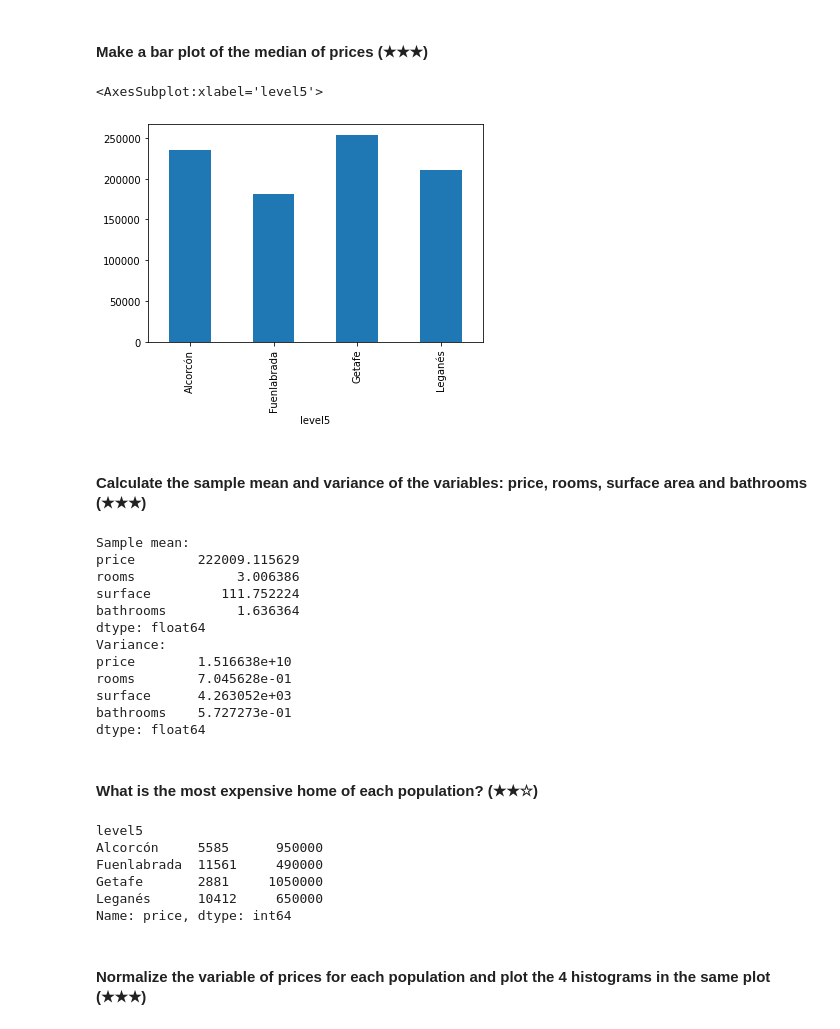
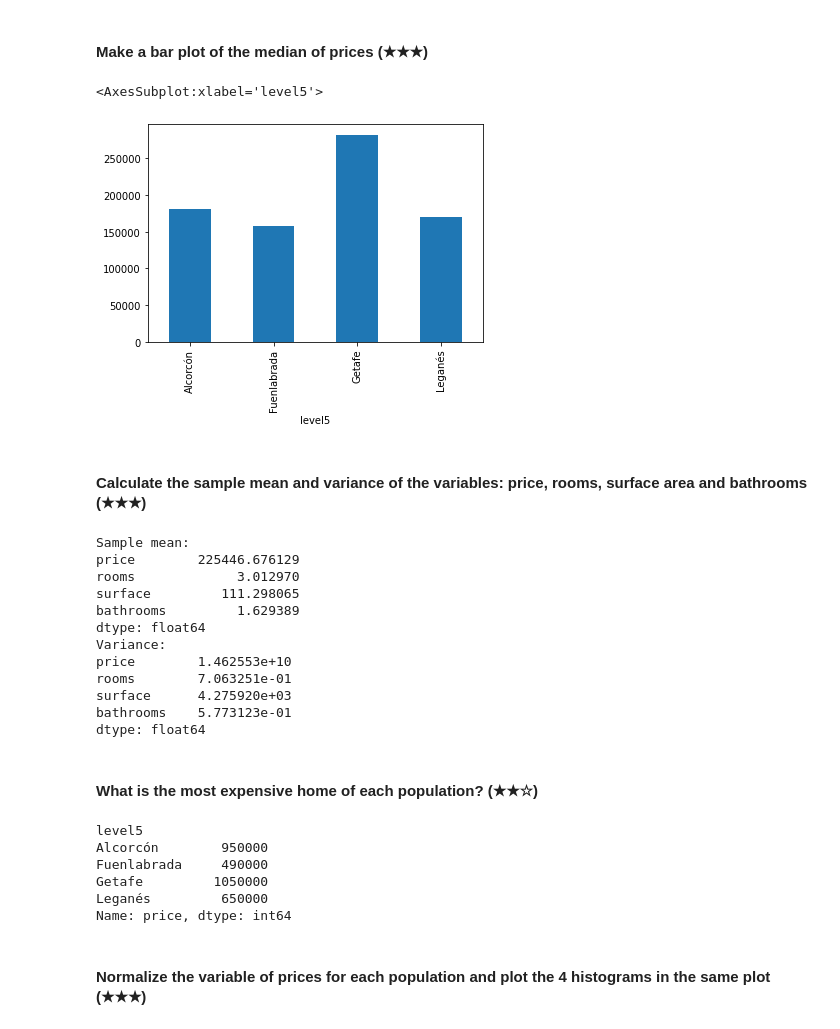
Before and after one commit to martina-nu/4geeks-prework-finalprojectv2, a Jupyter notebook: project.ipynb, the cells around one changed output. Drawn from its saved outputs; the diff is of its cells as text; code cells hidden in the pictures.

```diff
--- a/project.ipynb
+++ b/project.ipynb
@@ -147,3 +192,10 @@ df = df.drop(["Unnamed: 0"], axis=1)
 df.shape
 # %% [output]
 (15335, 34)
+# %%
+#Change phone_realEstate, rooms and bathrooms from float to int
+df['phone_realEstate'] = df['phone_realEstate'].astype('Int64')
+df['rooms'] = df['rooms'].astype('Int64')
+df['bathrooms'] = df['bathrooms'].astype('Int64')
+
+df.dtypes
@@ -201,10 +271,12 @@ Name: level5, dtype: int64
 # %% [markdown]
 #### Make a bar plot of the median of prices (★★★)
 # %%
-south_belt.groupby('level5')['price'].mean().plot.bar()
+#filtrar precios
+south_belt=south_belt[south_belt['price']>0]
+south_belt.groupby('level5')['price'].median().plot.bar()
 # %% [output]
 <AxesSubplot:xlabel='level5'>
-[figure, old version]
+[figure, new version]
 # %% [markdown]
 #### Calculate the sample mean and variance of the variables: price, rooms, surface area and bathrooms (★★★)
 # %%
@@ -219,28 +291,28 @@ variances = south_belt[['price', 'rooms','surface','bathrooms']].var()
 print(variances)
 # %% [output]
 Sample mean:
-price        222009.115629
-rooms             3.006386
-surface         111.752224
-bathrooms         1.636364
+price        225446.676129
+rooms             3.012970
+surface         111.298065
+bathrooms         1.629389
 dtype: float64
 Variance:
-price        1.516638e+10
-rooms        7.045628e-01
-surface      4.263052e+03
-bathrooms    5.727273e-01
+price        1.462553e+10
+rooms        7.063251e-01
+surface      4.275920e+03
+bathrooms    5.773123e-01
 dtype: float64
 # %% [markdown]
 #### What is the most expensive home of each population? (★★☆)
 # %%
-expensive_south = south_belt.groupby('level5')['price'].nlargest(1)
+expensive_south = south_belt.groupby('level5')['price'].agg('max')
 print(expensive_south)
 # %% [output]
 level5
-Alcorcón     5585      950000
-Fuenlabrada  11561     490000
-Getafe       2881     1050000
-Leganés      10412     650000
+Alcorcón        950000
+Fuenlabrada     490000
+Getafe         1050000
+Leganés         650000
 Name: price, dtype: int64
 # %% [markdown]
 #### Normalize the variable of prices for each population and plot the 4 histograms in the same plot (★★★)
```
Also changed, not shown: parts of 15 cells of this notebook.
